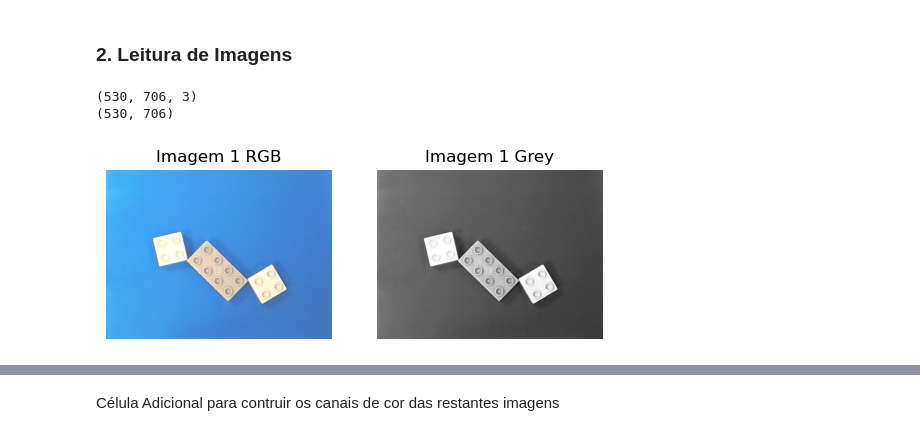
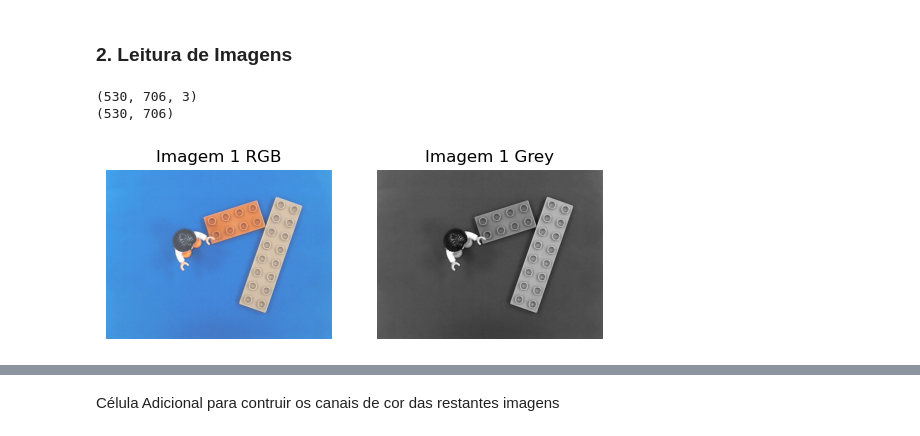
Before and after one commit to miguelac4/piv_tp1, a Jupyter notebook: src/trabalho_pratico1.ipynb, the cells around one changed output, grey strips where cells are left out. Drawn from its saved outputs; the diff is of its cells as text; code cells hidden in the pictures.

```diff
--- a/src/trabalho_pratico1.ipynb
+++ b/src/trabalho_pratico1.ipynb
@@ -71,92 +71,55 @@ from ipywidgets import interactive_output, HBox, VBox
 ### 2. Leitura de Imagens
 # %%
 # Variavel de path [MUDAR PATH PARA TESTAR COM OUTRA IMAGEM]
-path_img1 = "../images/lego04.jpg"
-path_img2 = "../images/lego10.jpg"
-path_img3 = "../images/lego11.jpg"
-path_img4 = "../images/lego13.jpg"
-path_img5 = "../images/lego32.jpg"
-path_img6 = "../images/lego01.jpg"
-path_img7 = "../images/lego02.jpg"
-path_img8 = "../images/lego09.jpg"
-path_img9 = "../images/lego12.jpg"
-path_img10 = "../images/lego21.jpg"
-path_img11 = "../images/lego22.jpg"
-path_img12 = "../images/lego23.jpg"
-path_img13 = "../images/lego25.jpg"
-path_img14 = "../images/lego30.jpg"
+paths = [
+    "../images/lego04.jpg",
+    "../images/lego10.jpg",
+    "../images/lego11.jpg",
+    "../images/lego13.jpg",
+    "../images/lego32.jpg",
+    "../images/lego01.jpg",
+    "../images/lego02.jpg",
+    "../images/lego09.jpg",
+    "../images/lego12.jpg",
+    "../images/lego21.jpg",
+    "../images/lego22.jpg",
+    "../images/lego23.jpg",
+    "../images/lego25.jpg",
+    "../images/lego30.jpg"
+]
 
 
 # Ler imagens
-img1 = cv2.imread(path_img1)
-img2 = cv2.imread(path_img2)
-img3 = cv2.imread(path_img3)
-img4 = cv2.imread(path_img4)
-img5 = cv2.imread(path_img5)
-img6 = cv2.imread(path_img6)
-img7 = cv2.imread(path_img7)
-img8 = cv2.imread(path_img8)
-img9 = cv2.imread(path_img9)
-img10= cv2.imread(path_img10)
-img11= cv2.imread(path_img11)
-img12= cv2.imread(path_img12)
-img13= cv2.imread(path_img13)
-img14= cv2.imread(path_img14)
+imgs = [cv2.imread(p) for p in paths]
 
 # Converter para RGB
-img_rgb1 = cv2.cvtColor(img1, cv2.COLOR_BGR2RGB)
-img_rgb2 = cv2.cvtColor(img2, cv2.COLOR_BGR2RGB)
-img_rgb3 = cv2.cvtColor(img3, cv2.COLOR_BGR2RGB)
-img_rgb4 = cv2.cvtColor(img4, cv2.COLOR_BGR2RGB)
-img_rgb5 = cv2.cvtColor(img5, cv2.COLOR_BGR2RGB)
-img_rgb6 = cv2.cvtColor(img6, cv2.COLOR_BGR2RGB)
-img_rgb7 = cv2.cvtColor(img7, cv2.COLOR_BGR2RGB)
-img_rgb8 = cv2.cvtColor(img8, cv2.COLOR_BGR2RGB)
-img_rgb9 = cv2.cvtColor(img9, cv2.COLOR_BGR2RGB)
-img_rgb10 = cv2.cvtColor(img10, cv2.COLOR_BGR2RGB)
-img_rgb11 = cv2.cvtColor(img11, cv2.COLOR_BGR2RGB)
-img_rgb12 = cv2.cvtColor(img12, cv2.COLOR_BGR2RGB)
-img_rgb13 = cv2.cvtColor(img13, cv2.COLOR_BGR2RGB)
-img_rgb14 = cv2.cvtColor(img14, cv2.COLOR_BGR2RGB)
+img_rgb = [cv2.cvtColor(img, cv2.COLOR_BGR2RGB) for img in imgs]
 
 # Passar Imagem para Tons de Cinzento
-img_gray1 = cv2.imread(path_img1, cv2.IMREAD_GRAYSCALE)
-img_gray2 = cv2.imread(path_img2, cv2.IMREAD_GRAYSCALE)
-img_gray3 = cv2.imread(path_img3, cv2.IMREAD_GRAYSCALE)
-img_gray4 = cv2.imread(path_img4, cv2.IMREAD_GRAYSCALE)
-img_gray5 = cv2.imread(path_img5, cv2.IMREAD_GRAYSCALE)
-img_gray6 = cv2.imread(path_img6, cv2.IMREAD_GRAYSCALE)
-img_gray7 = cv2.imread(path_img7, cv2.IMREAD_GRAYSCALE)
-img_gray8 = cv2.imread(path_img8, cv2.IMREAD_GRAYSCALE)
-img_gray9 = cv2.imread(path_img9, cv2.IMREAD_GRAYSCALE)
-img_gray10 = cv2.imread(path_img10, cv2.IMREAD_GRAYSCALE)
-img_gray11 = cv2.imread(path_img11, cv2.IMREAD_GRAYSCALE)
-img_gray12 = cv2.imread(path_img12, cv2.IMREAD_GRAYSCALE)
-img_gray13 = cv2.imread(path_img13, cv2.IMREAD_GRAYSCALE)
-img_gray14 = cv2.imread(path_img14, cv2.IMREAD_GRAYSCALE)
+img_gray = [cv2.imread(p, cv2.IMREAD_GRAYSCALE) for p in paths]
 
 # Canais de cores = 3
-print(np.shape(img1))
-print(np.shape(img_gray1))
+print(np.shape(imgs[1]))
+print(np.shape(img_gray[1]))
 
 # Mostrar imagem RGB
 plt.subplot(1,2,1)
-plt.imshow(img_rgb1)
+plt.imshow(img_rgb[1])
 plt.title("Imagem 1 RGB")
 plt.axis("off")
 
 
 
 # Mostrar imagem Grey
 plt.subplot(1,2,2)
-plt.imshow(img_gray1, cmap="gray")
+plt.imshow(img_gray[1], cmap="gray")
 plt.title("Imagem 1 Grey")
 plt.axis("off")
 plt.show()
 # %% [output]
 (530, 706, 3)
 (530, 706)
-[figure, old version]
+[figure, new version]
 # %% [markdown]
 Antes de passarmos para a binarização decidimos separar a imagem nos 3 canais de cor (R, G, B).
 
```
Also changed, not shown: parts of 25 cells of this notebook.
